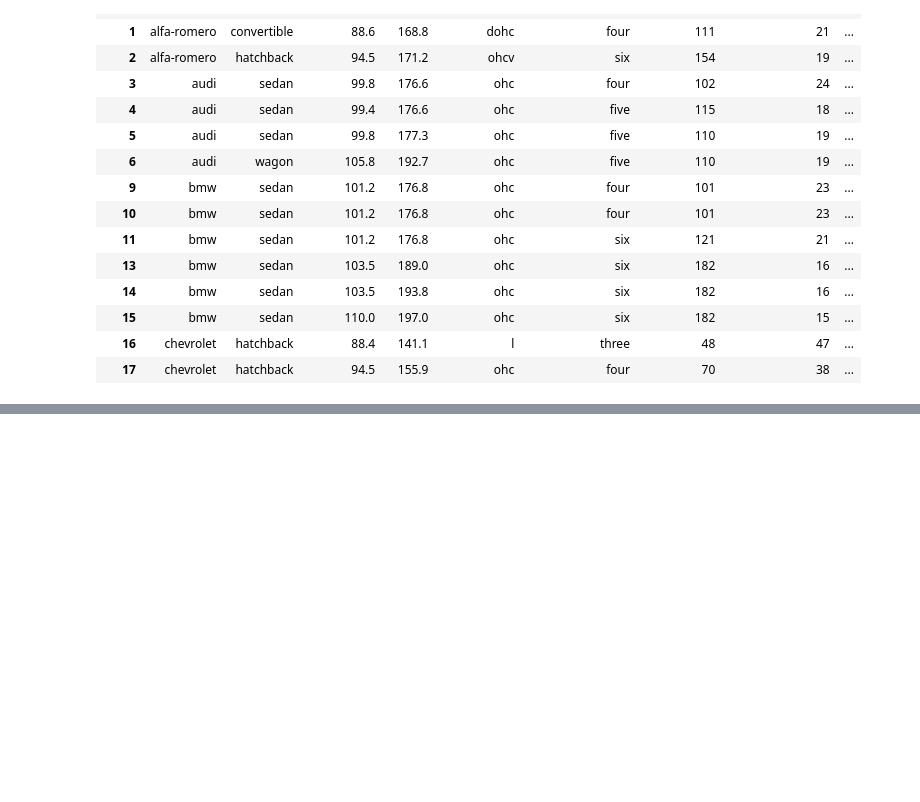
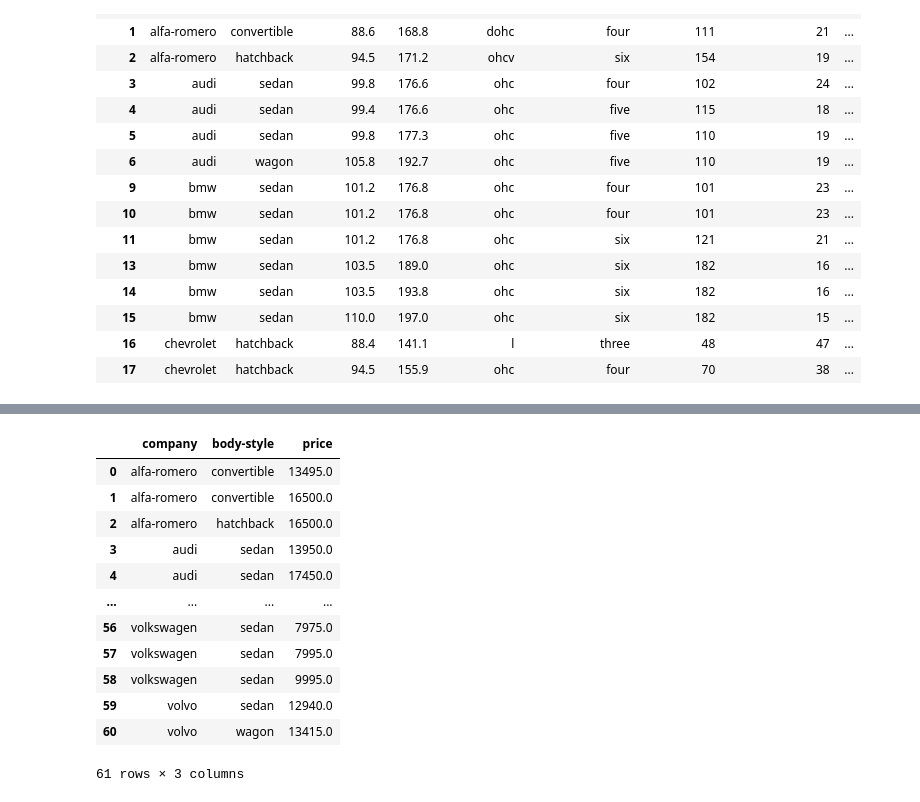
Before and after one commit to Ahmadjon0125/Mohirdev_lessons, a Jupyter notebook: Ma'lumotlarga ishlov berish. Fayllar va ma'lumotlar ombori/1.File.ipynb, the cells around one changed output, grey strips where cells are left out. Cells and saved outputs as stored; diff of their text form; code cells hidden in the pictures; blank space fills up the shorter version.

```diff
--- a/Ma'lumotlarga ishlov berish. Fayllar va ma'lumotlar ombori/1.File.ipynb
+++ b/Ma'lumotlarga ishlov berish. Fayllar va ma'lumotlar ombori/1.File.ipynb
@@ -95,0 +193,16 @@ pd.read_csv('automobile_data.csv',sep=',',index_col='index', nrows=15)
+# %%
+pd.read_excel('newcars.xlsx')
+# %% [output]
+|  | company | body-style | price |
+| 0 | alfa-romero | convertible | 13495.0 |
+| 1 | alfa-romero | convertible | 16500.0 |
+| 2 | alfa-romero | hatchback | 16500.0 |
+| 3 | audi | sedan | 13950.0 |
+| 4 | audi | sedan | 17450.0 |
+| ... | ... | ... | ... |
+| 56 | volkswagen | sedan | 7975.0 |
+| 57 | volkswagen | sedan | 7995.0 |
+| 58 | volkswagen | sedan | 9995.0 |
+| 59 | volvo | sedan | 12940.0 |
+| 60 | volvo | wagon | 13415.0 |
+61 rows × 3 columns
```
Also changed, not shown: parts of 8 cells of this notebook, 3 other files.
